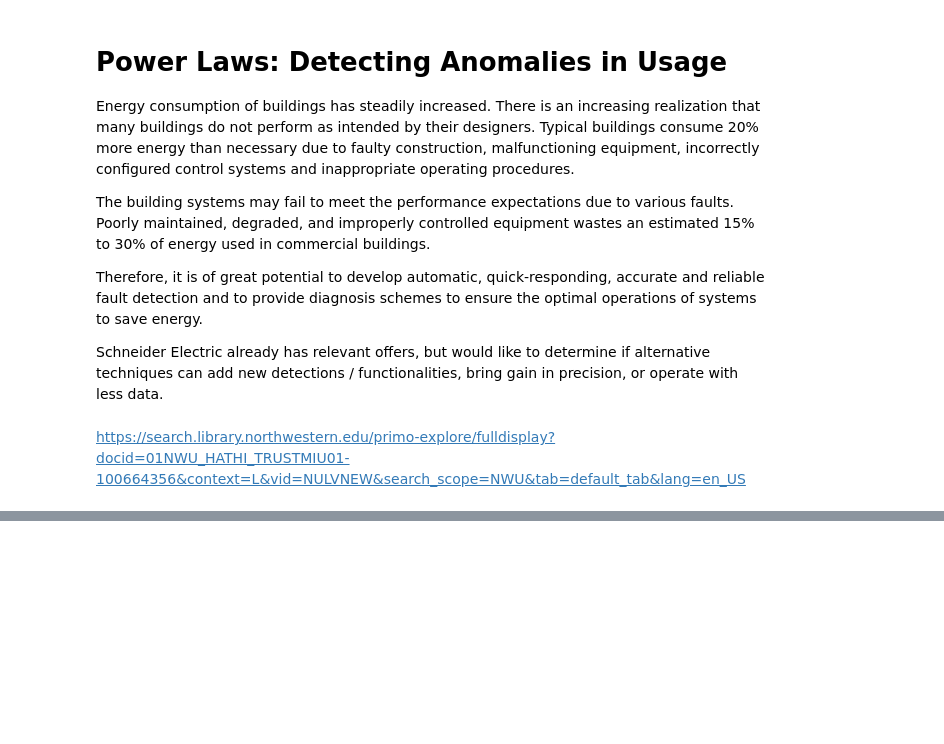
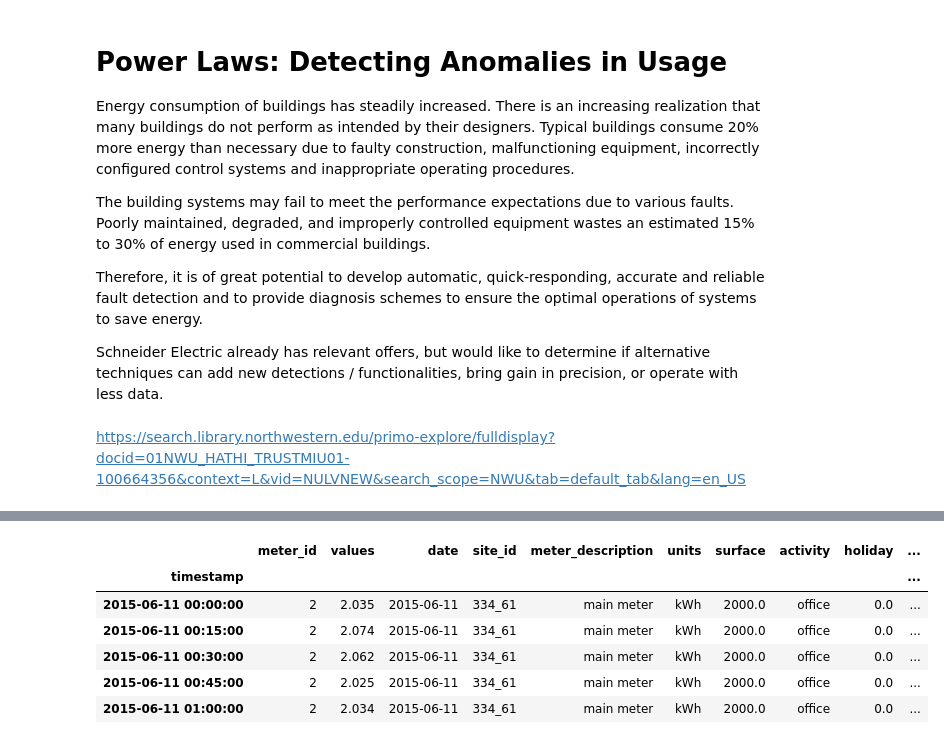
Before and after one commit to lamesen/PowerLawsDetectingAnomalies, a Jupyter notebook: PreProcessing.ipynb, the cells around one changed output, grey strips where cells are left out. Cells and saved outputs as stored; diff of their text form; code cells hidden in the pictures; blank space fills up the shorter version.

```diff
--- a/PreProcessing.ipynb
+++ b/PreProcessing.ipynb
@@ -16,5 +16,3 @@ import seaborn as sns
 import power_utils
 
 %matplotlib inline
-# %%
-preproc = power_utils.create_train_set()
@@ -20,0 +45,10 @@ preproc = power_utils.create_train_set()
+# %%
+preproc.head()
+# %% [output]
+|  | meter_id | values | date | site_id | meter_description | units | surface | activity | holiday | ... |
+| timestamp |  |  |  |  |  |  |  |  |  | ... |
+| 2015-06-11 00:00:00 | 2 | 2.035 | 2015-06-11 | 334_61 | main meter | kWh | 2000.0 | office | 0.0 | ... |
+| 2015-06-11 00:15:00 | 2 | 2.074 | 2015-06-11 | 334_61 | main meter | kWh | 2000.0 | office | 0.0 | ... |
+| 2015-06-11 00:30:00 | 2 | 2.062 | 2015-06-11 | 334_61 | main meter | kWh | 2000.0 | office | 0.0 | ... |
+| 2015-06-11 00:45:00 | 2 | 2.025 | 2015-06-11 | 334_61 | main meter | kWh | 2000.0 | office | 0.0 | ... |
+| 2015-06-11 01:00:00 | 2 | 2.034 | 2015-06-11 | 334_61 | main meter | kWh | 2000.0 | office | 0.0 | ... |
```
Also changed, not shown: parts of 16 cells of this notebook, 4 other files.
